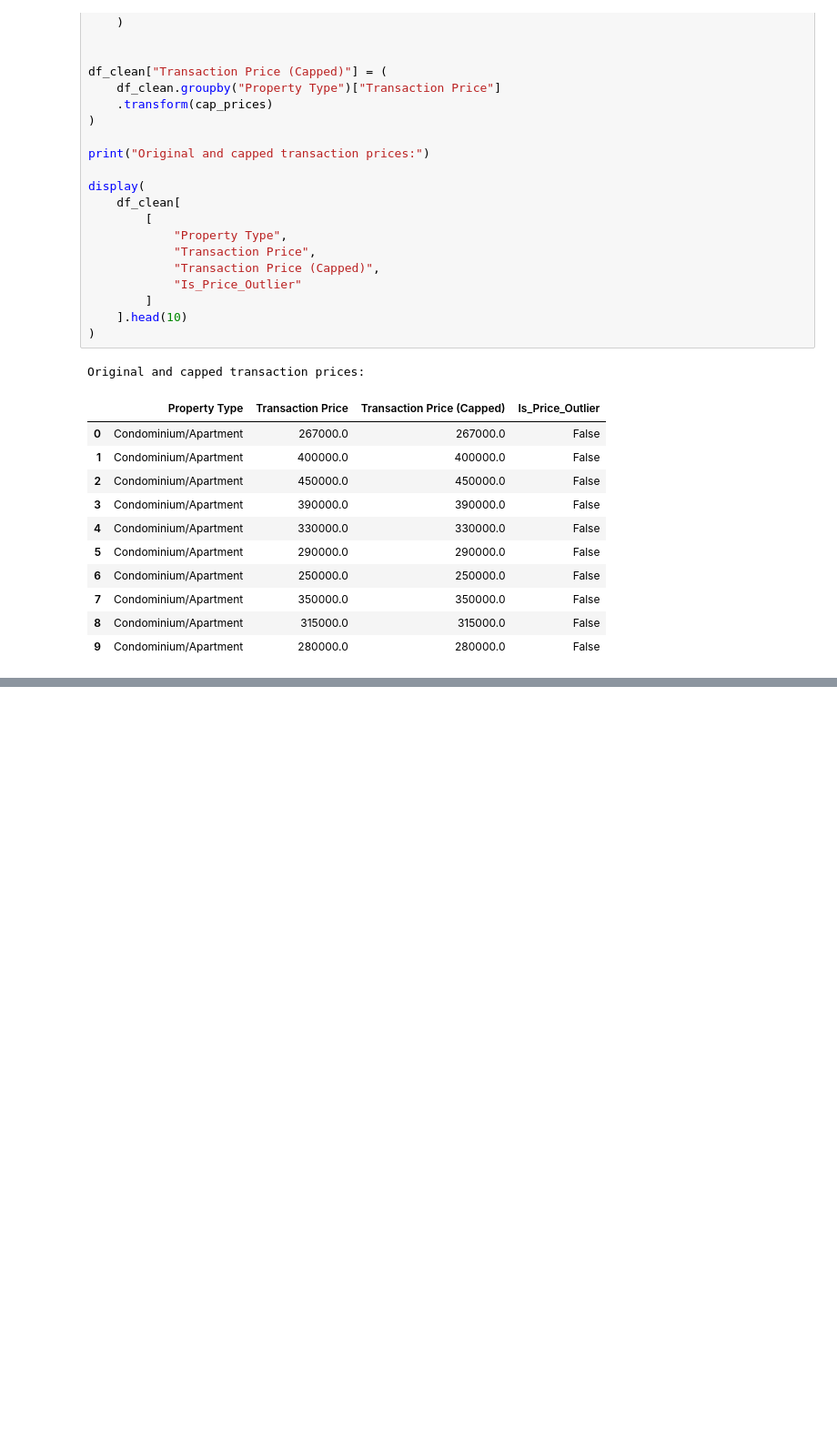
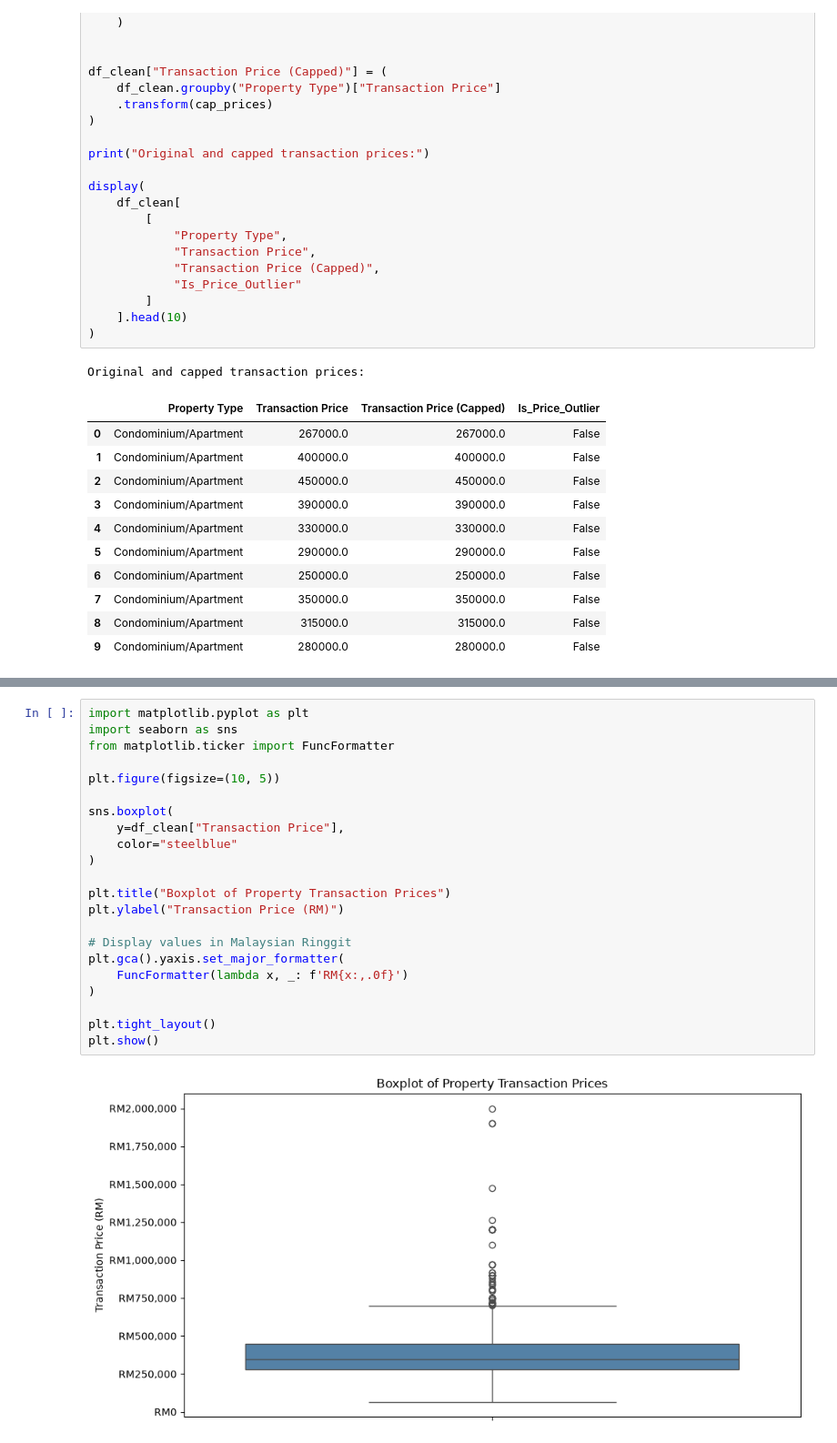
Before and after one commit to A211206/PropWise-de, a Jupyter notebook: notebooks/01_PropWise_DataProfiling.ipynb, the cells around one changed output, grey strips where cells are left out. Shown at 91% size. Drawn from its saved outputs; the diff is of its cells as text; blank space fills up the shorter version.

```diff
--- a/notebooks/01_PropWise_DataProfiling.ipynb
+++ b/notebooks/01_PropWise_DataProfiling.ipynb
@@ -700,0 +736,24 @@ The before-and-after comparison summarises the changes made and the remaining da
+# %%
+import matplotlib.pyplot as plt
+import seaborn as sns
+from matplotlib.ticker import FuncFormatter
+
+plt.figure(figsize=(10, 5))
+
+sns.boxplot(
+    y=df_clean["Transaction Price"],
+    color="steelblue"
+)
+
+plt.title("Boxplot of Property Transaction Prices")
+plt.ylabel("Transaction Price (RM)")
+
+# Display values in Malaysian Ringgit
+plt.gca().yaxis.set_major_formatter(
+    FuncFormatter(lambda x, _: f'RM{x:,.0f}')
+)
+
+plt.tight_layout()
+plt.show()
+# %% [output]
+[figure, added]
```
Also changed, not shown: parts of 23 cells of this notebook, 1 other file.
